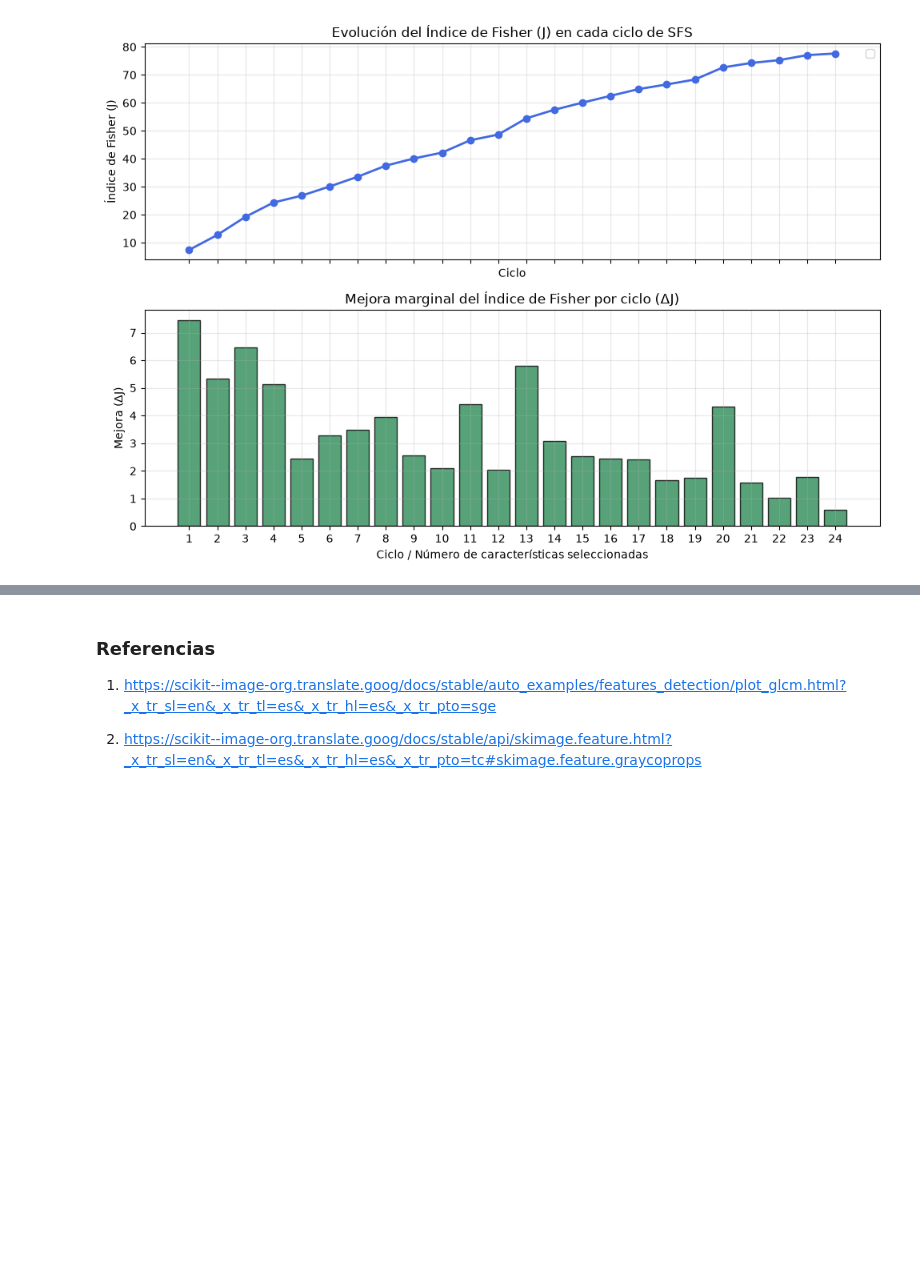
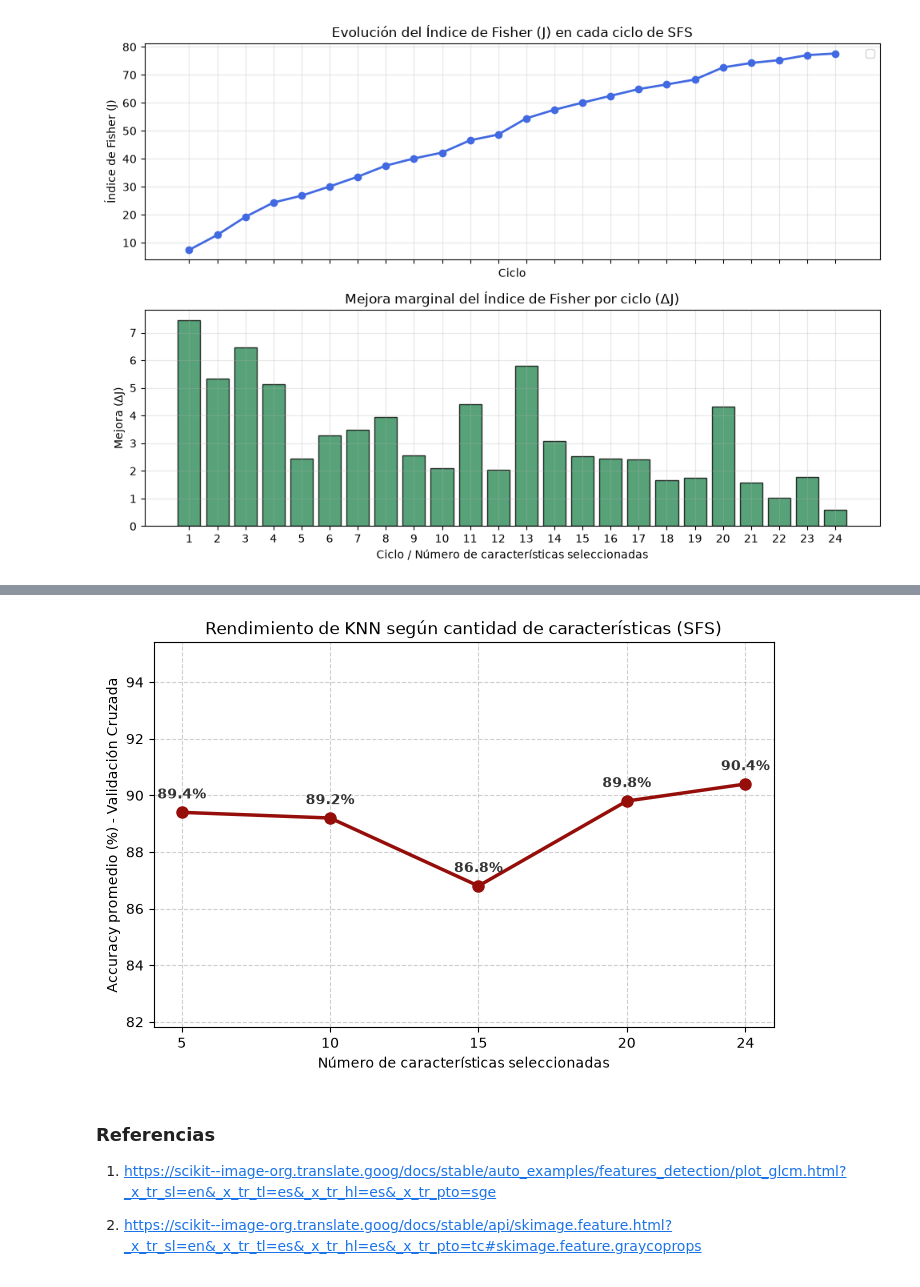
Before and after one commit to LucipherDeVas/Tarea-3-Reconocimiento-de-imagenes, a Jupyter notebook: 01_Obtencion_caracteristicas.ipynb, the cells around one changed output, grey strips where cells are left out. Saved outputs shown, nothing was run; the diff lists cells and outputs as text; code cells hidden in the pictures; blank space fills up the shorter version.

```diff
--- a/01_Obtencion_caracteristicas.ipynb
+++ b/01_Obtencion_caracteristicas.ipynb
@@ -345,0 +361,75 @@ plt.show()
+# %%
+import matplotlib.pyplot as plt
+import pandas as pd
+from sklearn.model_selection import StratifiedKFold, cross_val_score
+from sklearn.neighbors import KNeighborsClassifier
+from sklearn.pipeline import make_pipeline
+from sklearn.preprocessing import StandardScaler
+
+#Tamaños de caracteristicas a evaluar
+tamanos_k = [5, 10, 15, 20, 24]
+
+#Validación cruzada estratificada, para mantener con la misma distribucion los bloques que usaremos para entrenar y validar
+validacionC = StratifiedKFold(n_splits=5, shuffle=True, random_state=42)
+
+resultados_knn = []
+
+#=== Evaluamos cada tamaño de características creado por el SFS ===
+for k in tamanos_k:
+    cols_k = seleccionadas[:k]
+    X_sub = X[cols_k].values
+
+    #Usamos un pipeline para calcular la media y la variacion estandar y a su vez ejecutar knn
+    modelo = make_pipeline(
+        StandardScaler(), KNeighborsClassifier(n_neighbors=5)
+    )
+
+    scores = cross_val_score(modelo, X_sub, y, cv=validacionC, scoring="accuracy")
+
+    resultados_knn.append({
+        "Subconjunto": f"Top {k}" if k < len(seleccionadas) else "Top 24",
+        "Num_Caracteristicas": k,
+        "Accuracy_Promedio": scores.mean(),
+        "Desviacion_Std": scores.std(),
+    })
+
+#=== Mostramos los resultados ===
+df_resultados = pd.DataFrame(resultados_knn)
+display(df_resultados)
+
+#== Creamos un grafico de error promedio VS caracteristicas seleccionadas
+plt.figure(figsize=(8, 5))
+
+# Convertimos a porcentaje (0 a 100) para leerlo más fácil
+acc_pct = df_resultados["Accuracy_Promedio"] * 100
+
+plt.plot(
+    df_resultados["Num_Caracteristicas"],
+    acc_pct,
+    marker="o",
+    markersize=8,
+    linestyle="-",
+    linewidth=2.5,
+    color="#950e09",
+)
+
+# Escribimos el porcentaje exacto encima de cada punto
+for x_val, y_val in zip(df_resultados["Num_Caracteristicas"], acc_pct):
+    plt.annotate(
+        f"{y_val:.1f}%",
+        (x_val, y_val),
+        textcoords="offset points",
+        xytext=(0, 10),
+        ha="center",
+        fontweight="bold",
+        color="#333333",
+    )
+
+plt.xticks(tamanos_k)
+plt.ylim(acc_pct.min() - 5, min(100, acc_pct.max() + 5))
+plt.xlabel("Número de características seleccionadas")
+plt.ylabel("Accuracy promedio (%) - Validación Cruzada")
+plt.title("Rendimiento de KNN según cantidad de características (SFS)")
+plt.grid(True, linestyle="--", alpha=0.6)
+plt.show()
+# %% [output]
@@ -346,3 +442,4 @@ plt.show()
+[figure, added]
 # %% [markdown]
 ### Referencias
 
```
Also changed, not shown: parts of 3 cells of this notebook.
